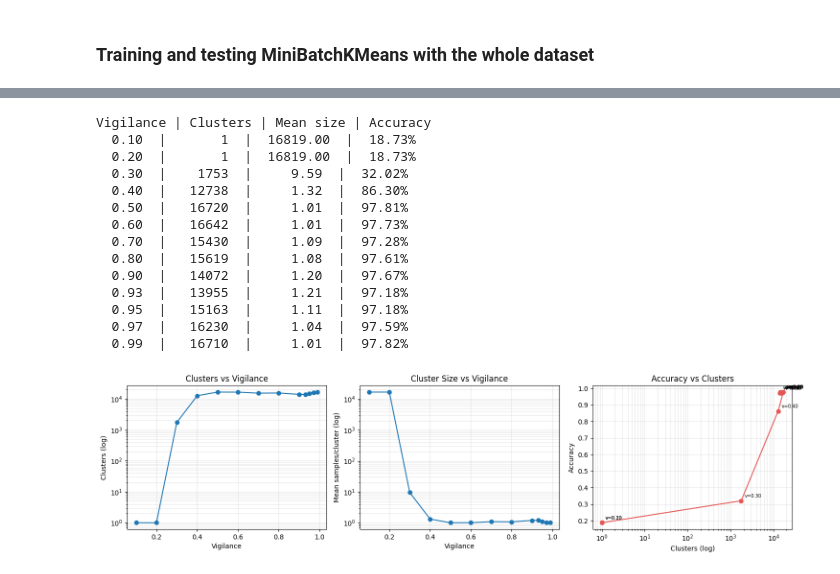
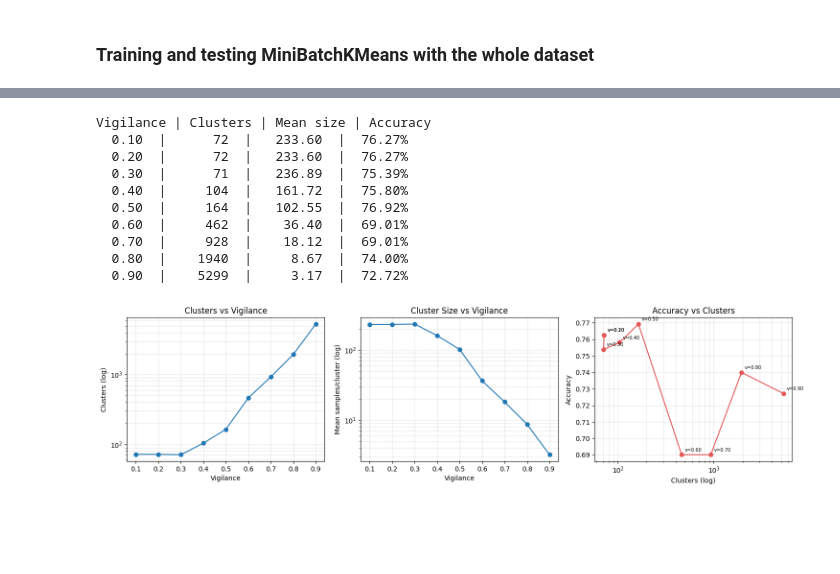
Before and after one commit to lsalatiel/art-epnn_neural-network-study, a Jupyter notebook: mnist_art.ipynb, the cells around one changed output, grey strips where cells are left out. Cells and saved outputs as stored; diff of their text form; code cells hidden in the pictures; blank space fills up the shorter version.

```diff
--- a/mnist_art.ipynb
+++ b/mnist_art.ipynb
@@ -1092,18 +1084,11 @@ MiniBatchKMeans      5     93.7% 95.33%   94.51%     1263
 # %%
-# ── Phase 3: FuzzyART — new classes, digits 6–9 (incremental) ─────────────
-assignments_69 = np.full(len(X_train_69), -1, dtype=np.int32)
-for i, x in enumerate(X_train_69):
-    try:
-        assignments_69[i] = net_fuzzyart.train(x)
-    except RuntimeError as e:
-        assignments_69 = assignments_69[:i]
-        print(f"Stopped at sample {i}: {e}")
-        break
+# ── Phase 3: FuzzyArtMap — new classes, digits 6–9 (incremental) ──────────
+assignments_69 = np.full(len(X_famap_train_69), -1, dtype=np.int32)
+for i in range(len(X_famap_train_69)):
+    assignments_69[i] = net_famap.fit(X_famap_train_69[i], int(y_train_69[i]))
 
-print(f"Active clusters after Phase 3: {net_fuzzyart.num_clusters}")
+print(f"Active clusters after Phase 3: {len(net_famap.prototypes)}")
 
-# Rebuild label map from all training data (digits 0-9)
 all_assignments = np.concatenate([all_assignments_05, assignments_69])
 all_y_train = np.concatenate([all_y_train_05, y_train_69])
-fuzzyart_label_map = build_cluster_label_map(all_assignments, all_y_train)
 # %% [output]
@@ -1306,80 +1252,68 @@ weighted avg       0.87      0.85      0.85     14000
 # %%
-# ── Vigilance sweep: accuracy vs cluster count (FuzzyART) ─────────────────
-vigilance_values = [0.1, 0.2, 0.3, 0.4, 0.5, 0.6, 0.7, 0.8, 0.9, 0.93, 0.95, 0.97, 0.99]
+# ── Vigilance sweep: accuracy vs cluster count (FuzzyArtMap) ──────────────
+vigilance_values = [0.1, 0.2, 0.3, 0.4, 0.5, 0.6, 0.7, 0.8, 0.9]
 sweep_results = {}
 
 for v in vigilance_values:
-    net_v = FuzzyART(
-        num_features=X_train_half1.shape[1],
-        max_clusters=100_000,
+    net_v = FuzzyArtMap(
         vigilance=v,
-        learning_rate=0.5,
-        alpha=0.01,
-        complement=True,
+        lr=0.5,
+        use_complement_coding=True,
+        epsilon=1e-3,
     )
-    v_assignments = []
-    for x in X_train_half1:
-        try:
-            v_assignments.append(net_v.train(x))
-        except RuntimeError:
-            break
-    v_assignments = np.array(v_assignments, dtype=np.int32)
-    y_subset = y_train_half1[:len(v_assignments)]
+    v_assignments = np.array(
+        [net_v.fit(x, int(y)) for x, y in zip(X_famap_half1, y_train_half1)],
+        dtype=np.int32,
+    )
 
-    # Build label map and evaluate on test set
-    v_label_map = build_cluster_label_map(v_assignments, y_subset)
     correct = sum(
-        v_label_map.get(net_v.predict(x), -999) == y_test_05[i]
-        for i, x in enumerate(X_test_05)
+        net_v.predict(x) == y_test_05[i]
+        for i, x in enumerate(X_famap_test_05)
     )
     counts = np.array([np.sum(v_assignments == cid) for cid in np.unique(v_assignments)])
     sweep_results[v] = {
-        "num_clusters": net_v.num_clusters,
+        "num_clusters": len(net_v.prototypes),
         "mean_cluster_size": float(np.mean(counts)) if len(counts) else 0.0,
-        "accuracy": correct / len(X_test_05),
+        "accuracy": correct / len(X_famap_test_05),
     }
 
 print("Vigilance | Clusters | Mean size | Accuracy")
 for v, r in sweep_results.items():
     print(f"  {v:.2f}  |  {r['num_clusters']:6d}  |  {r['mean_cluster_size']:7.2f}  |  {r['accuracy'] * 100:.2f}%")
 
 # Vigilance vs clusters
 fig, axes = plt.subplots(1, 3, figsize=(15, 4))
 vs = list(sweep_results.keys())
 axes[0].plot(vs, [sweep_results[v]["num_clusters"] for v in vs], marker="o")
 axes[0].set_yscale("log")
 axes[0].set_xlabel("Vigilance"); axes[0].set_ylabel("Clusters (log)"); axes[0].set_title("Clusters vs Vigilance")
 axes[0].grid(True, which="both", alpha=0.3)
 
 axes[1].plot(vs, [sweep_results[v]["mean_cluster_size"] for v in vs], marker="o")
 axes[1].set_yscale("log")
 axes[1].set_xlabel("Vigilance"); axes[1].set_ylabel("Mean samples/cluster (log)"); axes[1].set_title("Cluster Size vs Vigilance")
 axes[1].grid(True, which="both", alpha=0.3)
 
 ncs = [sweep_results[v]["num_clusters"] for v in vs]
 accs = [sweep_results[v]["accuracy"] for v in vs]
 axes[2].plot(ncs, accs, marker="o", color="#E45756")
 for v, nc, acc in zip(vs, ncs, accs):
     axes[2].annotate(f"v={v:.2f}", (nc, acc), textcoords="offset points", xytext=(5, 5), fontsize=7)
 axes[2].set_xscale("log")
 axes[2].set_xlabel("Clusters (log)"); axes[2].set_ylabel("Accuracy"); axes[2].set_title("Accuracy vs Clusters")
 axes[2].grid(True, which="both", alpha=0.3)
 
 plt.tight_layout()
 plt.show()
 # %% [output]
 Vigilance | Clusters | Mean size | Accuracy
-  0.10  |       1  |  16819.00  |  18.73%
-  0.20  |       1  |  16819.00  |  18.73%
-  0.30  |    1753  |     9.59  |  32.02%
-  0.40  |   12738  |     1.32  |  86.30%
-  0.50  |   16720  |     1.01  |  97.81%
-  0.60  |   16642  |     1.01  |  97.73%
-  0.70  |   15430  |     1.09  |  97.28%
-  0.80  |   15619  |     1.08  |  97.61%
-  0.90  |   14072  |     1.20  |  97.67%
-  0.93  |   13955  |     1.21  |  97.18%
-  0.95  |   15163  |     1.11  |  97.18%
-  0.97  |   16230  |     1.04  |  97.59%
-  0.99  |   16710  |     1.01  |  97.82%
+  0.10  |      72  |   233.60  |  76.27%
+  0.20  |      72  |   233.60  |  76.27%
+  0.30  |      71  |   236.89  |  75.39%
+  0.40  |     104  |   161.72  |  75.80%
+  0.50  |     164  |   102.55  |  76.92%
+  0.60  |     462  |    36.40  |  69.01%
+  0.70  |     928  |    18.12  |  69.01%
+  0.80  |    1940  |     8.67  |  74.00%
+  0.90  |    5299  |     3.17  |  72.72%
-[figure, old version]
+[figure, new version]
```
Also changed, not shown: parts of 28 cells of this notebook.
